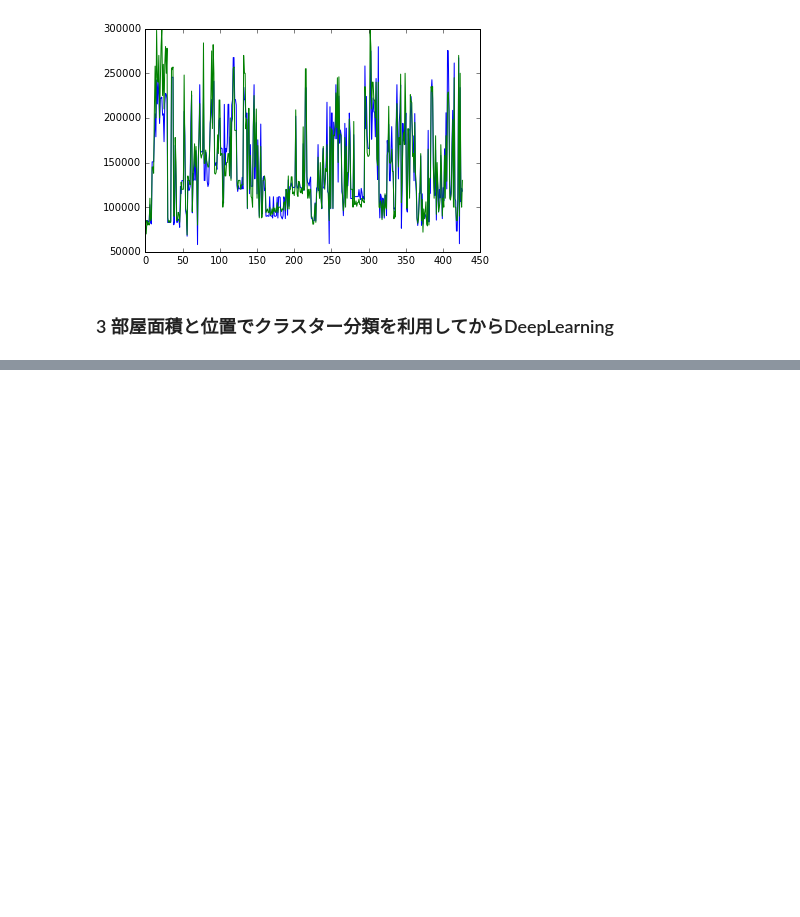
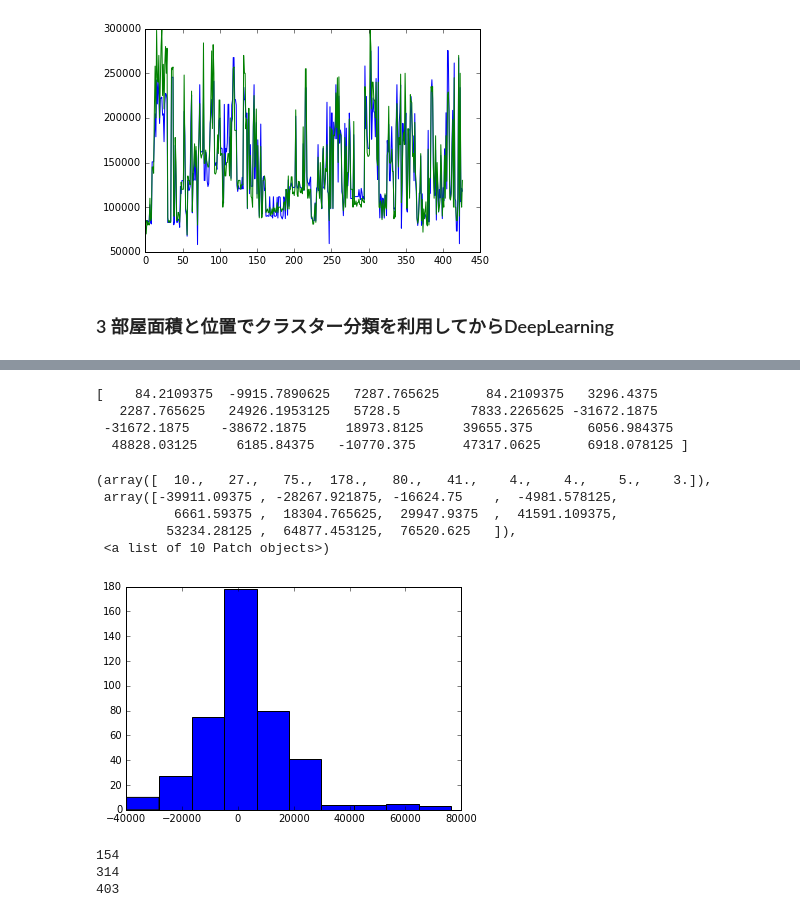
Before and after one commit to NlGG/Projects, a Jupyter notebook: OLS_vs_DL.ipynb, the cells around one changed output, grey strips where cells are left out. Saved outputs shown, nothing was run; the diff lists cells and outputs as text; code cells hidden in the pictures; blank space fills up the shorter version.

```diff
--- a/OLS_vs_DL.ipynb
+++ b/OLS_vs_DL.ipynb
@@ -131,3 +139,31 @@ plt.plot(y_ex)
 [figure]
 # %% [markdown]
 ### 3 部屋面積と位置でクラスター分類を利用してからDeepLearning
+# %%
+class CAR(Chain):
+    def __init__(self, unit1, unit2, unit3, col_num):
+        self.unit1 = unit1
+        self.unit2 = unit2
+        self.unit3 = unit3
+        super(CAR, self).__init__(
+            l1 = L.Linear(col_num, unit1),
+            l2 = L.Linear(self.unit1, self.unit1),
+            l3 = L.Linear(self.unit1, self.unit2),
+            l4 = L.Linear(self.unit2, self.unit3),
+            l5 = L.Linear(self.unit3, self.unit3),
+            l6 = L.Linear(self.unit3, 1),
+        )
+
+    def __call__(self, x, y):
+        fv = self.fwd(x, y)
+        loss = F.mean_squared_error(fv, y)
+        return loss
+
+    def fwd(self, x, y):
+        h1 = F.sigmoid(self.l1(x))
+        h2 = F.sigmoid(self.l2(h1))
+        h3 = F.sigmoid(self.l3(h2))
+        h4 = F.sigmoid(self.l4(h3))
+        h5 = F.sigmoid(self.l5(h4))
+        h6 = self.l6(h5)
+        return h6
@@ -133,0 +233,2 @@ plt.plot(y_ex)
+# %%
+results, y_ex, X_ex = DL(df, 20)
@@ -133,0 +253,28 @@ plt.plot(y_ex)
+# %%
+X_ex = Variable(X_ex)
+logy_ex = Variable(np.log(y_ex))
+
+logy_pred =  results.fwd(X_ex, logy_ex).data
+y_pred = np.exp(logy_pred)
+error = y_ex - y_pred.reshape(len(y_pred),)
+print(error[:20])
+plt.hist(error)
+# %% [output]
+[    84.2109375  -9915.7890625   7287.765625      84.2109375   3296.4375
+   2287.765625   24926.1953125   5728.5         7833.2265625 -31672.1875
+ -31672.1875    -38672.1875     18973.8125     39655.375       6056.984375
+  48828.03125     6185.84375   -10770.375      47317.0625      6918.078125 ]
+(array([  10.,   27.,   75.,  178.,   80.,   41.,    4.,    4.,    5.,    3.]),
+ array([-39911.09375 , -28267.921875, -16624.75    ,  -4981.578125,
+          6661.59375 ,  18304.765625,  29947.9375  ,  41591.109375,
+         53234.28125 ,  64877.453125,  76520.625   ]),
+ <a list of 10 Patch objects>)
+[figure, added]
+# %%
+print(sum(((error > -5000)*1)*((error < 5000)*1)))
+print(sum(((error > -15000)*1)*((error < 15000)*1)))
+print(sum(((error > -30000)*1)*((error < 30000)*1)))
+# %% [output]
+154
+314
+403
```
Also changed, not shown: parts of 7 cells of this notebook.
